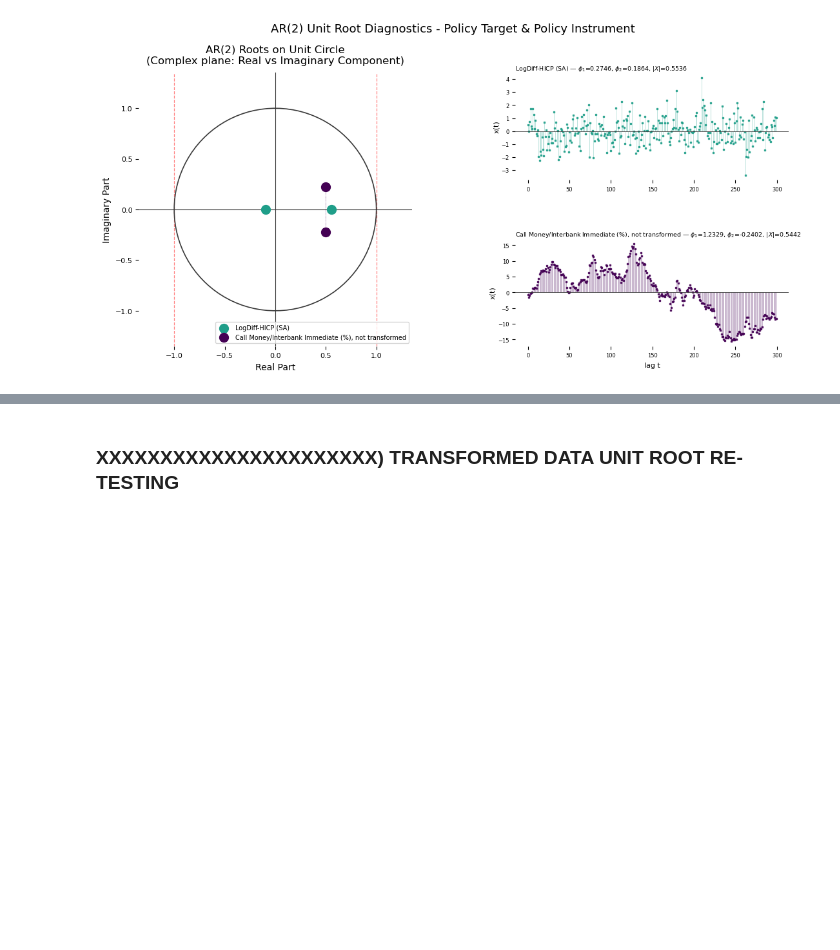
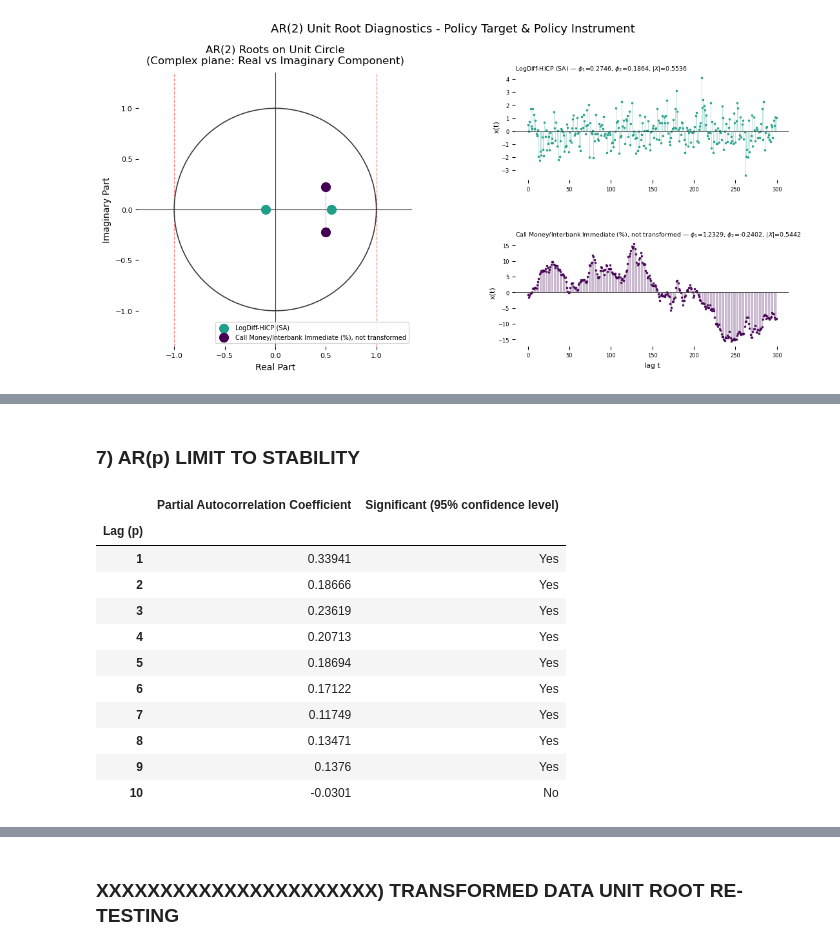
Before and after one commit to EliaLand/Policy_Target_RegimeSwitchingPersistence, a Jupyter notebook: Module3_ar_analysis.ipynb, the cells around one changed output, grey strips where cells are left out. Saved outputs shown, nothing was run; the diff lists cells and outputs as text; code cells hidden in the pictures; blank space fills up the shorter version.

```diff
--- a/Module3_ar_analysis.ipynb
+++ b/Module3_ar_analysis.ipynb
@@ -1163,0 +1187,43 @@ plt.show()
+# %% [markdown]
+### **7) AR(p) LIMIT TO STABILITY**
+# %%
+# AR(p) Lag Order Selection - LogDiff-HICP (SA)
+# (!!!) Nothing new, same approach as before, jus that instead of having a fixed autocorrelation coefficient, like 1 or 2, we investigate at which lag the deviation becomes unstable (p+1)
+
+# Policy Instrument (pi)
+pi = jp_core_trans_df["LogDiff-HICP (SA)"].dropna()
+# Lag (available)
+t = len(pi)
+# Confidence Level (95%)
+confidence_level = 1.96 / np.sqrt(t)
+# Partial Autocorrelation Function (PACF)
+# (!!!) We test for 20 lags, the correlation coefficient
+pacf_vals = pacf(pi, nlags=10)
+
+# AR order
+# (!!!) Last lag where |PACF| > confidence band
+rows = []
+# (!!!) i stands for index here, and we exclude lag 0
+for idx, pac in enumerate(pacf_vals[1:]):
+    rows.append({
+        "Lag (p)" : f"{idx+1}",
+        "Partial Autocorrelation Coefficient" : f"{round(pac,5)}",
+# (!!!) Do not forget the abs() function to consider also negative values
+        "Significant (95% confidence level)" : "Yes" if abs(pac) > confidence_level else "No"
+    })
+
+pi_ARp = pd.DataFrame(rows).set_index("Lag (p)")
+pi_ARp
+# %% [output]
+|  | Partial Autocorrelation Coefficient | Significant (95% confidence level) |
+| Lag (p) |  |  |
+| 1 | 0.33941 | Yes |
+| 2 | 0.18666 | Yes |
+| 3 | 0.23619 | Yes |
+| 4 | 0.20713 | Yes |
+| 5 | 0.18694 | Yes |
+| 6 | 0.17122 | Yes |
+| 7 | 0.11749 | Yes |
+| 8 | 0.13471 | Yes |
+| 9 | 0.1376 | Yes |
+| 10 | -0.0301 | No |
```
Also changed, not shown: parts of 28 cells of this notebook, 2 other files.
